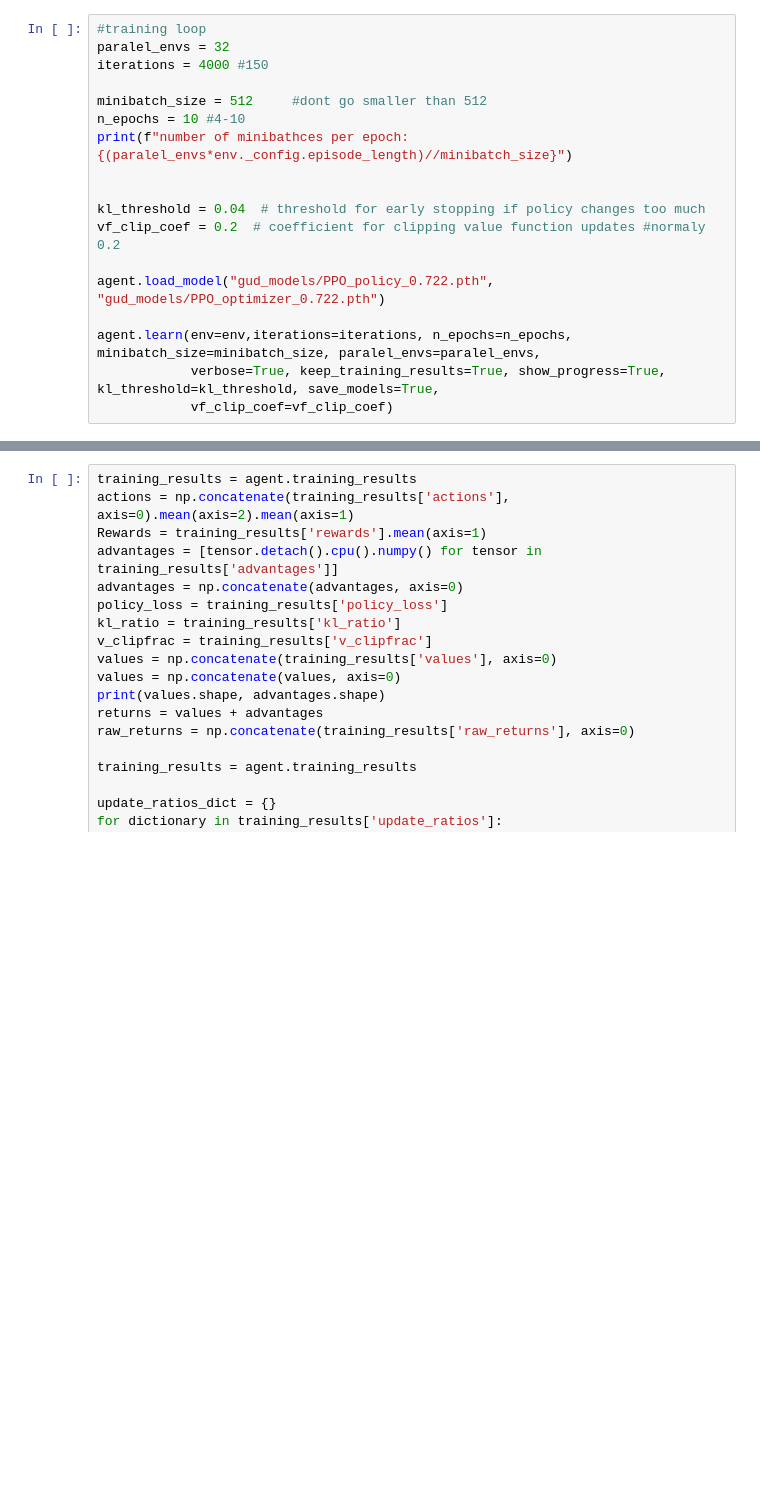
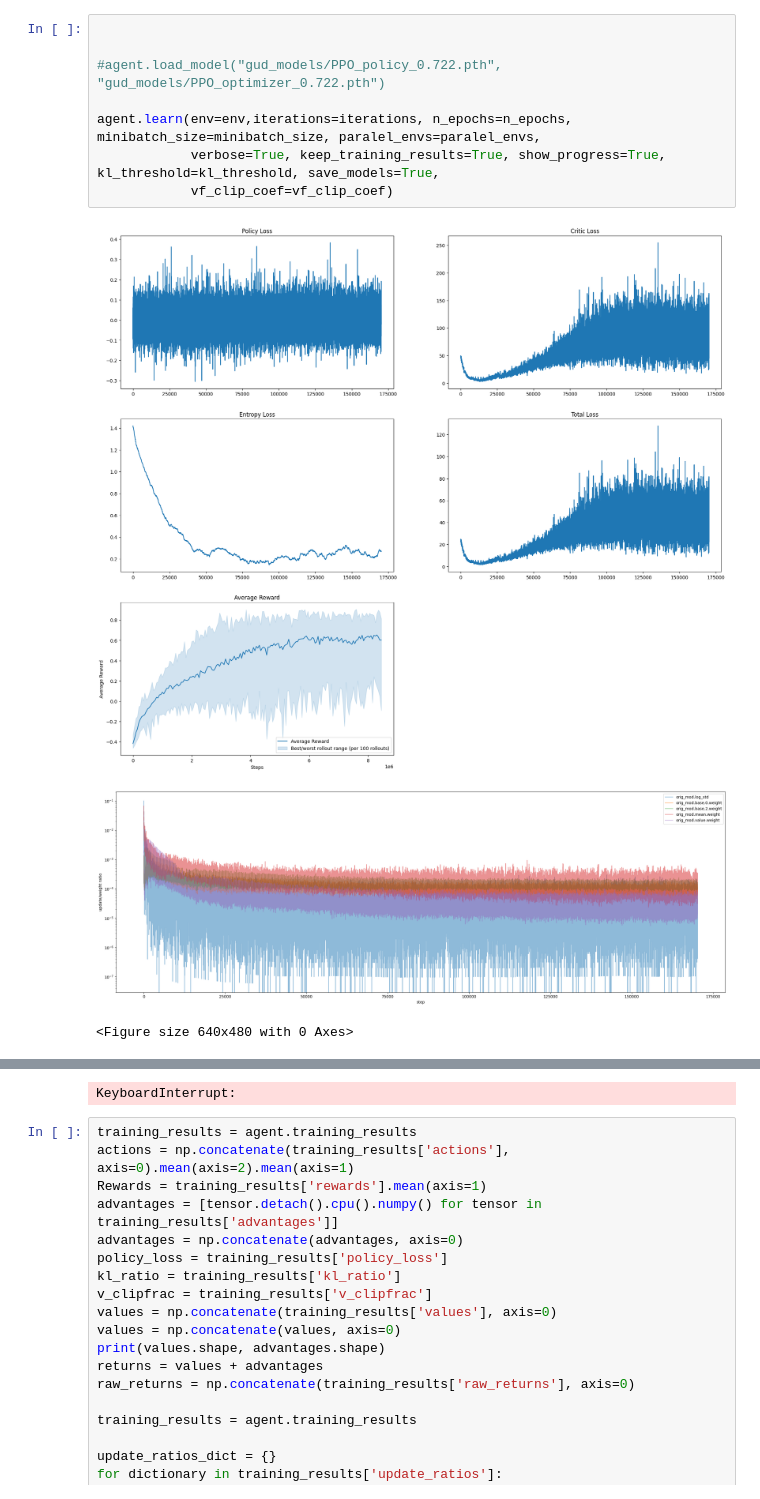
Before and after one commit to aizej/Inverted-Pendulum, a Jupyter notebook: train.ipynb, the cells around one changed output, grey strips where cells are left out. Drawn from its saved outputs; the diff is of its cells as text; blank space fills up the shorter version.

```diff
--- a/train.ipynb
+++ b/train.ipynb
@@ -580,18 +723,12 @@ print(env._lowers)
 # %%
-#training loop
-paralel_envs = 32
-iterations = 4000 #150
-
-minibatch_size = 512     #dont go smaller than 512
-n_epochs = 10 #4-10
-print(f"number of minibathces per epoch: {(paralel_envs*env._config.episode_length)//minibatch_size}")
 
 
-kl_threshold = 0.04  # threshold for early stopping if policy changes too much
-vf_clip_coef = 0.2  # coefficient for clipping value function updates #normaly 0.2
-
-agent.load_model("gud_models/PPO_policy_0.722.pth", "gud_models/PPO_optimizer_0.722.pth")
+#agent.load_model("gud_models/PPO_policy_0.722.pth", "gud_models/PPO_optimizer_0.722.pth")
 
 agent.learn(env=env,iterations=iterations, n_epochs=n_epochs, minibatch_size=minibatch_size, paralel_envs=paralel_envs,
             verbose=True, keep_training_results=True, show_progress=True, kl_threshold=kl_threshold, save_models=True,
             vf_clip_coef=vf_clip_coef)
+# %% [output]
+[figure, added]
+[figure, added]
+<Figure size 640x480 with 0 Axes>
@@ -598,3 +746,4 @@ agent.learn(env=env,iterations=iterations, n_epochs=n_epochs, minibatch_size=min
+KeyboardInterrupt:
 # %%
 training_results = agent.training_results
 actions = np.concatenate(training_results['actions'], axis=0).mean(axis=2).mean(axis=1)
```
Also changed, not shown: parts of 9 cells of this notebook, 12 other files.
